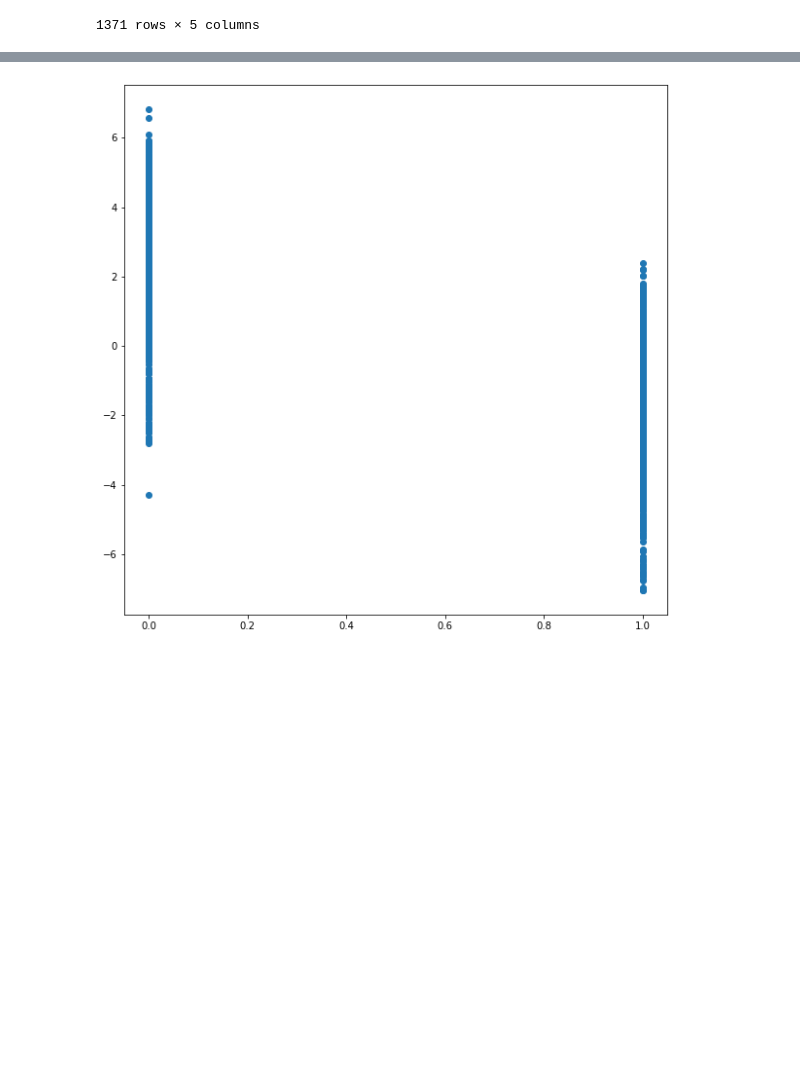
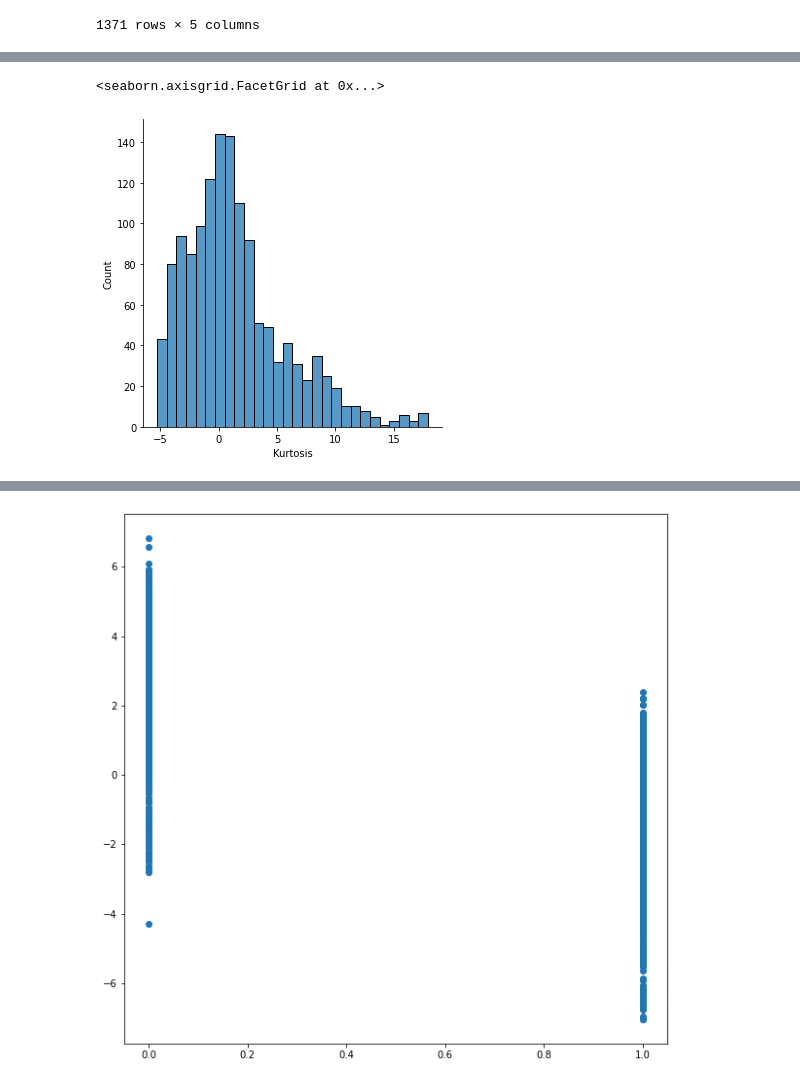
Before and after one commit to daniellejenkins17/Banknote_Classification_Real_Or_Fake, a Jupyter notebook: Banknote Day 1.ipynb, the cells around one changed output, grey strips where cells are left out. Saved outputs shown, nothing was run; the diff lists cells and outputs as text; code cells hidden in the pictures; blank space fills up the shorter version.

```diff
--- a/Banknote Day 1.ipynb
+++ b/Banknote Day 1.ipynb
@@ -116,0 +139,5 @@ df
+# %%
+sns.displot(df['Kurtosis'])
+# %% [output]
+<seaborn.axisgrid.FacetGrid at 0x...>
+[figure, added]
```
Also changed, not shown: parts of 8 cells of this notebook, 1 other file.
